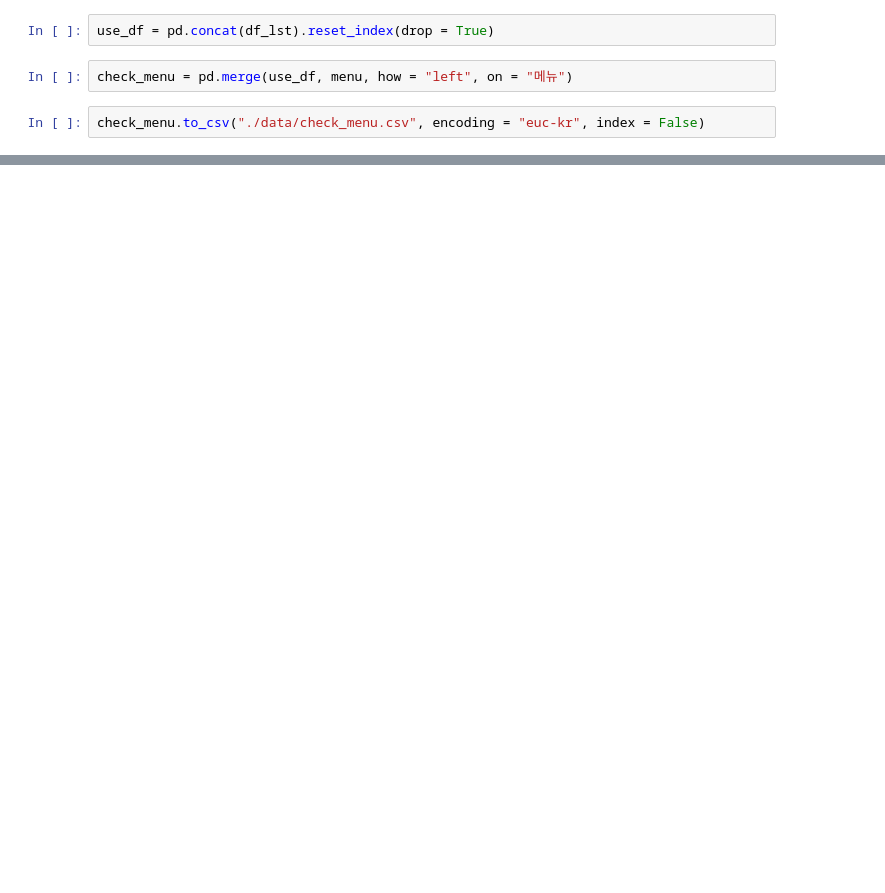
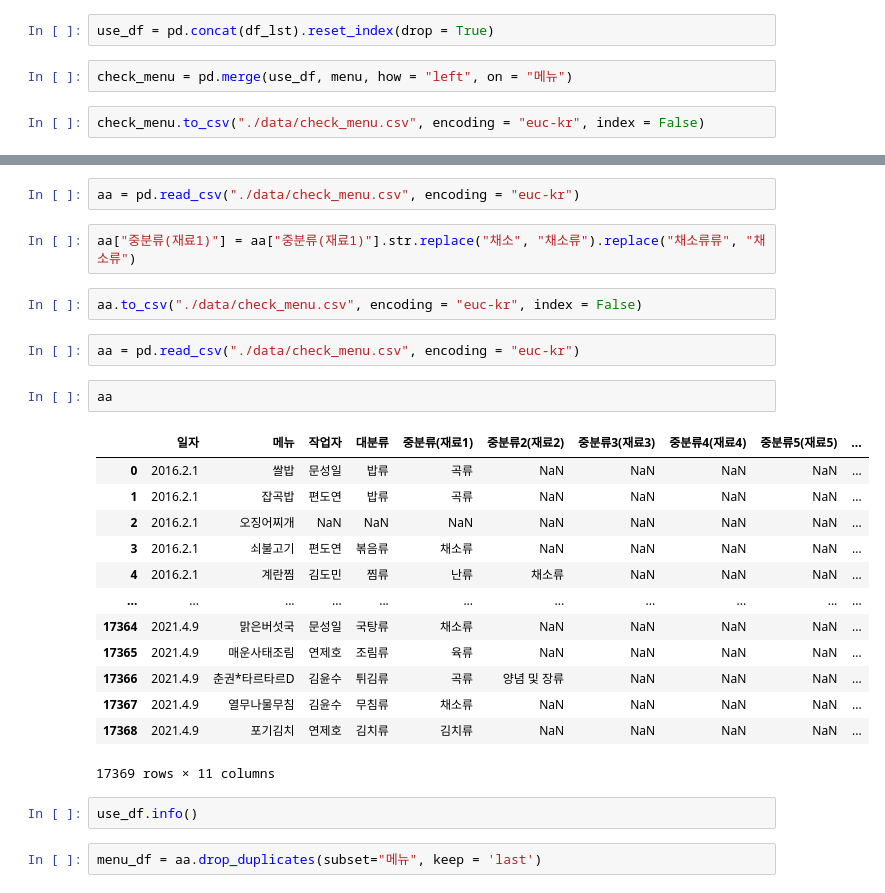
Before and after one commit to DominKim/Data_literacy, a Jupyter notebook: 2.프로젝트/2.식수인원예측/3.스크립트/1.김도민/menu_preprocessing.ipynb, the cells around one changed output, grey strips where cells are left out. Drawn from its saved outputs; the diff is of its cells as text; blank space fills up the shorter version.

```diff
--- a/2.프로젝트/2.식수인원예측/3.스크립트/1.김도민/menu_preprocessing.ipynb
+++ b/2.프로젝트/2.식수인원예측/3.스크립트/1.김도민/menu_preprocessing.ipynb
@@ -84,0 +88,28 @@ check_menu[check_menu["작업자"].isnull()]
+# %%
+aa = pd.read_csv("./data/check_menu.csv", encoding = "euc-kr")
+# %%
+aa["중분류(재료1)"] = aa["중분류(재료1)"].str.replace("채소", "채소류").replace("채소류류", "채소류")
+# %%
+aa.to_csv("./data/check_menu.csv", encoding = "euc-kr", index = False)
+# %%
+aa = pd.read_csv("./data/check_menu.csv", encoding = "euc-kr")
+# %%
+aa
+# %% [output]
+|  | 일자 | 메뉴 | 작업자 | 대분류 | 중분류(재료1) | 중분류2(재료2) | 중분류3(재료3) | 중분류4(재료4) | 중분류5(재료5) | ... |
+| 0 | 2016.2.1 | 쌀밥 | 문성일 | 밥류 | 곡류 | NaN | NaN | NaN | NaN | ... |
+| 1 | 2016.2.1 | 잡곡밥 | 편도연 | 밥류 | 곡류 | NaN | NaN | NaN | NaN | ... |
+| 2 | 2016.2.1 | 오징어찌개 | NaN | NaN | NaN | NaN | NaN | NaN | NaN | ... |
+| 3 | 2016.2.1 | 쇠불고기 | 편도연 | 볶음류 | 채소류 | NaN | NaN | NaN | NaN | ... |
+| 4 | 2016.2.1 | 계란찜 | 김도민 | 찜류 | 난류 | 채소류 | NaN | NaN | NaN | ... |
+| ... | ... | ... | ... | ... | ... | ... | ... | ... | ... | ... |
+| 17364 | 2021.4.9 | 맑은버섯국 | 문성일 | 국탕류 | 채소류 | NaN | NaN | NaN | NaN | ... |
+| 17365 | 2021.4.9 | 매운사태조림 | 연제호 | 조림류 | 육류 | NaN | NaN | NaN | NaN | ... |
+| 17366 | 2021.4.9 | 춘권*타르타르D | 김윤수 | 튀김류 | 곡류 | 양념 및 장류 | NaN | NaN | NaN | ... |
+| 17367 | 2021.4.9 | 열무나물무침 | 김윤수 | 무침류 | 채소류 | NaN | NaN | NaN | NaN | ... |
+| 17368 | 2021.4.9 | 포기김치 | 연제호 | 김치류 | 김치류 | NaN | NaN | NaN | NaN | ... |
+17369 rows × 11 columns
+# %%
+use_df.info()
+# %%
+menu_df = aa.drop_duplicates(subset="메뉴", keep = 'last')
```
Also changed, not shown: parts of 12 cells of this notebook, 6 other files.
